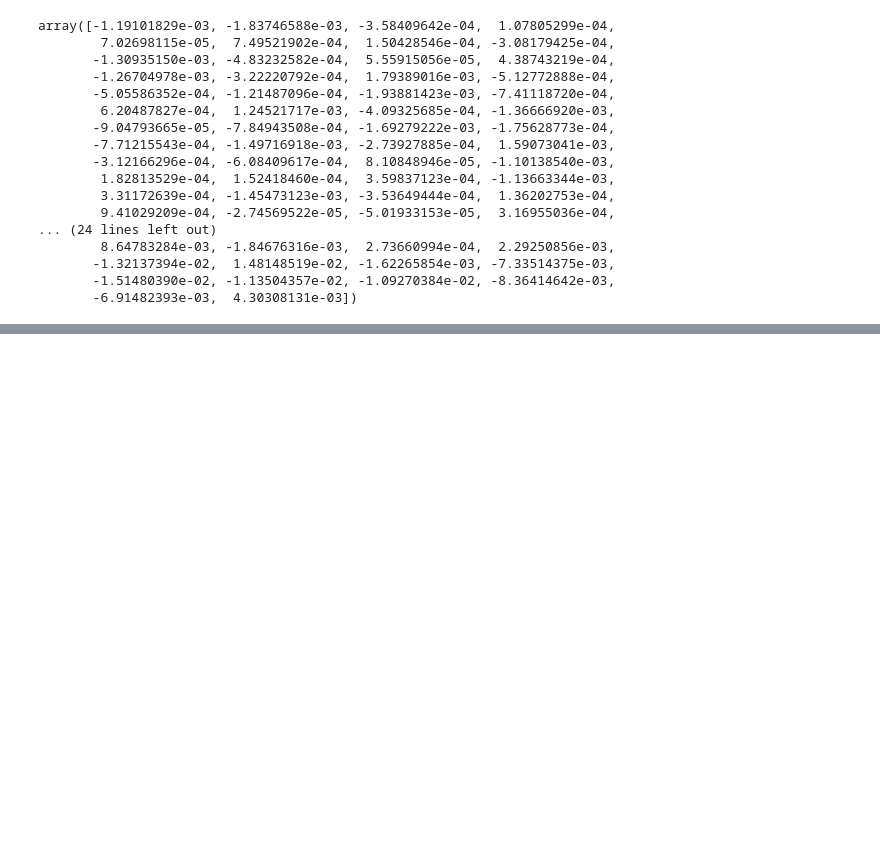
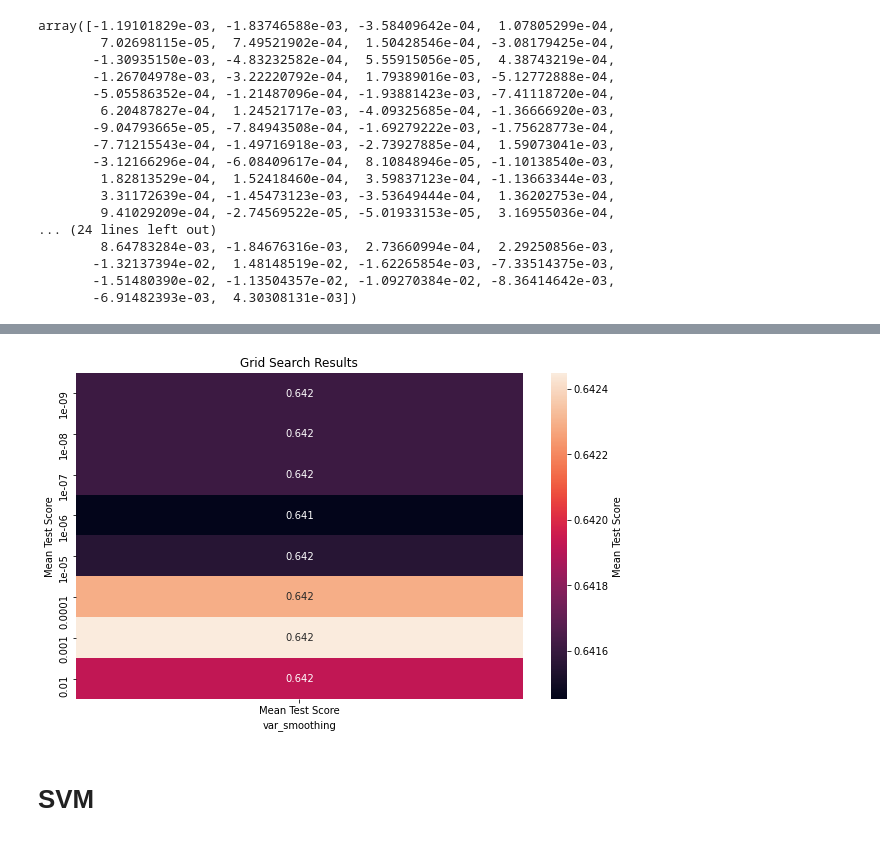
Before and after one commit to mdegoede/LanguageAndAI, a Jupyter notebook: logreg.ipynb, the cells around one changed output, grey strips where cells are left out. Saved outputs shown, nothing was run; the diff lists cells and outputs as text; code cells hidden in the pictures; blank space fills up the shorter version.

```diff
--- a/logreg.ipynb
+++ b/logreg.ipynb
@@ -387,0 +581,19 @@ dict(itertools.islice(coefficients_dict_sorted.items(), 20))
+# %%
+# alpha fit_prior class_prior
+clf = GaussianNB()
+grid_values = {'var_smoothing':[0.000000001, 0.00000001, 0.0000001, 0.000001, 0.00001, 0.0001,0.001,0.01]}
+grid_clf_acc = GridSearchCV(clf, param_grid = grid_values, scoring = 'accuracy')
+grid_clf_acc.fit(X_train, y_train)
+
+#Predict values based on new parameters
+y_pred_acc = grid_clf_acc.predict(X_test)
+print('Gridsearch results:\n var_smoothing: ' + str(grid_clf_acc.best_estimator_.get_params()['var_smoothing']))
+
+# New Model Evaluation metrics
+print('Accuracy Score : ' + str(accuracy_score(y_test,y_pred_acc)))
+print('Precision Score : ' + str(precision_score(y_test,y_pred_acc)))
+print('Recall Score : ' + str(recall_score(y_test,y_pred_acc)))
+print('F1 Score : ' + str(f1_score(y_test,y_pred_acc)))
+
+#Logistic Regression (Grid Search) Confusion matrix
+confusion_matrix(y_test,y_pred_acc)
@@ -387,0 +609,19 @@ dict(itertools.islice(coefficients_dict_sorted.items(), 20))
+# %%
+results = grid_clf_acc.cv_results_
+param_values = results['param_var_smoothing'].data
+mean_test_scores = results['mean_test_score']
+
+# Create a DataFrame for seaborn
+heatmap_data = pd.DataFrame({'var_smoothing': param_values, 'Mean Test Score': mean_test_scores})
+
+# Plot the heatmap
+plt.figure(figsize=(10, 6))
+sns.heatmap(heatmap_data.set_index('var_smoothing'), annot=True, fmt='.3f', cbar_kws={'label': 'Mean Test Score'})
+plt.title('Grid Search Results')
+plt.xlabel('var_smoothing')
+plt.ylabel('Mean Test Score')
+plt.show()
+# %% [output]
+[figure, added]
+# %% [markdown]
+# SVM
```
Also changed, not shown: parts of 21 cells of this notebook.
